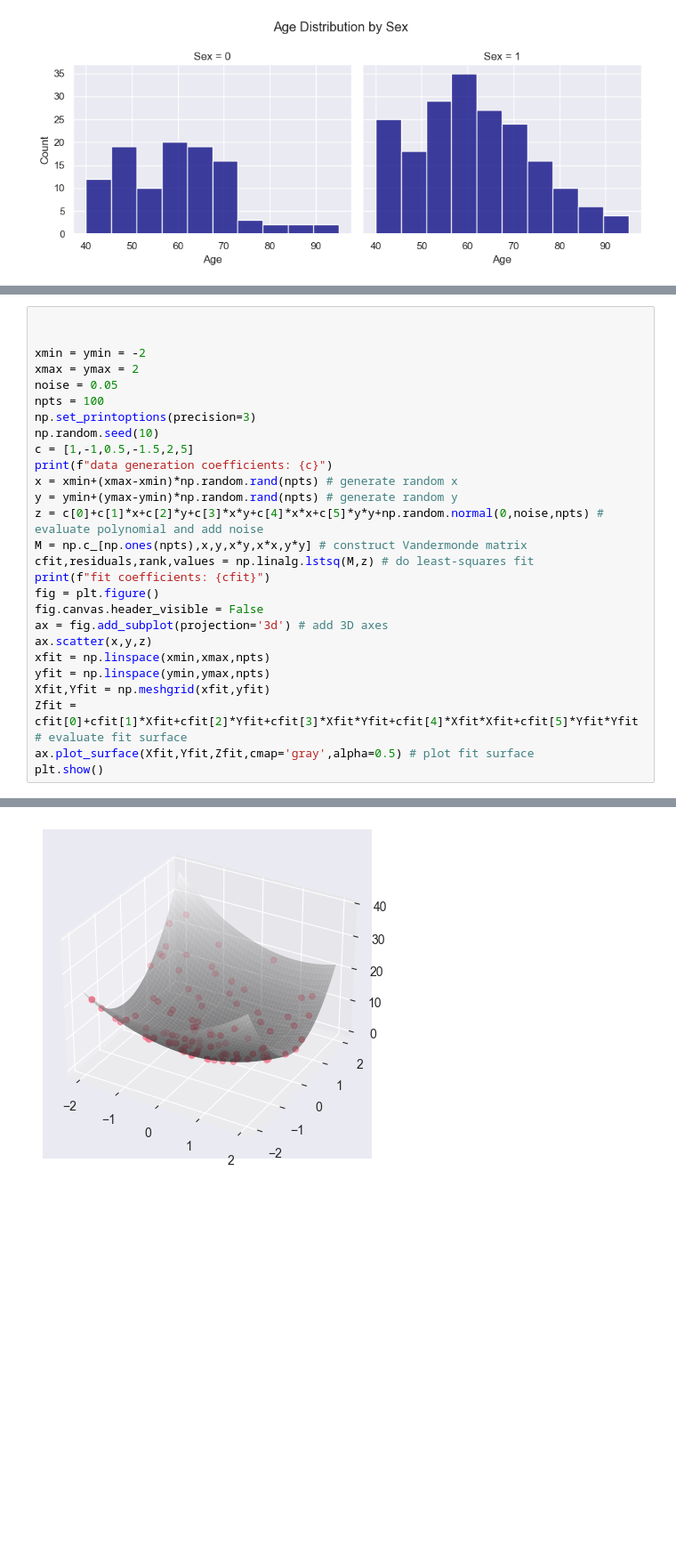
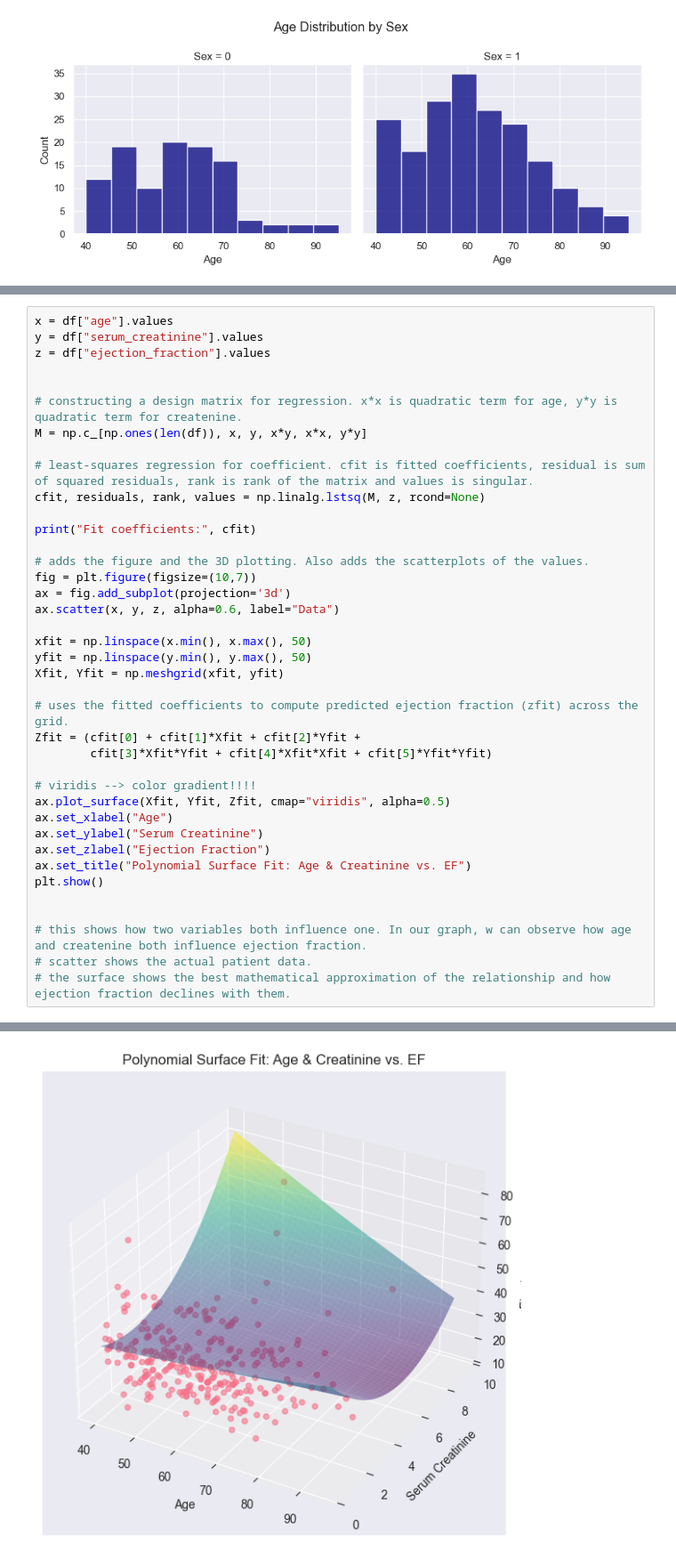
Before and after one commit to melisozvv/heartattackprediction, a Jupyter notebook: HeartAttackPrediction.ipynb, the cells around one changed output, grey strips where cells are left out. Shown at 89% size. Cells and saved outputs as stored; diff of their text form; blank space fills up the shorter version.

Commit message:
Update HeartAttackPrediction.ipynb with new tanh fitting and polynomial surface code

```diff
--- a/HeartAttackPrediction.ipynb
+++ b/HeartAttackPrediction.ipynb
@@ -214,28 +219,40 @@ second-order fit coefficients: [-2.486e-02  1.687e+00  1.231e+02]
 # %%
+x = df["age"].values
+y = df["serum_creatinine"].values
+z = df["ejection_fraction"].values
 
 
-xmin = ymin = -2
-xmax = ymax = 2
-noise = 0.05
-npts = 100
-np.set_printoptions(precision=3)
-np.random.seed(10)
-c = [1,-1,0.5,-1.5,2,5]
-print(f"data generation coefficients: {c}")
-x = xmin+(xmax-xmin)*np.random.rand(npts) # generate random x
-y = ymin+(ymax-ymin)*np.random.rand(npts) # generate random y
-z = c[0]+c[1]*x+c[2]*y+c[3]*x*y+c[4]*x*x+c[5]*y*y+np.random.normal(0,noise,npts) # evaluate polynomial and add noise
-M = np.c_[np.ones(npts),x,y,x*y,x*x,y*y] # construct Vandermonde matrix
-cfit,residuals,rank,values = np.linalg.lstsq(M,z) # do least-squares fit
-print(f"fit coefficients: {cfit}")
-fig = plt.figure()
-fig.canvas.header_visible = False
-ax = fig.add_subplot(projection='3d') # add 3D axes
-ax.scatter(x,y,z)
-xfit = np.linspace(xmin,xmax,npts)
-yfit = np.linspace(ymin,ymax,npts)
-Xfit,Yfit = np.meshgrid(xfit,yfit)
-Zfit = cfit[0]+cfit[1]*Xfit+cfit[2]*Yfit+cfit[3]*Xfit*Yfit+cfit[4]*Xfit*Xfit+cfit[5]*Yfit*Yfit # evaluate fit surface
-ax.plot_surface(Xfit,Yfit,Zfit,cmap='gray',alpha=0.5) # plot fit surface
+# constructing a design matrix for regression. x*x is quadratic term for age, y*y is quadratic term for createnine.
+M = np.c_[np.ones(len(df)), x, y, x*y, x*x, y*y]
+
+# least-squares regression for coefficient. cfit is fitted coefficients, residual is sum of squared residuals, rank is rank of the matrix and values is singular.
+cfit, residuals, rank, values = np.linalg.lstsq(M, z, rcond=None)
+
+print("Fit coefficients:", cfit)
+
+# adds the figure and the 3D plotting. Also adds the scatterplots of the values.
+fig = plt.figure(figsize=(10,7))
+ax = fig.add_subplot(projection='3d')
+ax.scatter(x, y, z, alpha=0.6, label="Data")
+
+xfit = np.linspace(x.min(), x.max(), 50)
+yfit = np.linspace(y.min(), y.max(), 50)
+Xfit, Yfit = np.meshgrid(xfit, yfit)
+
+# uses the fitted coefficients to compute predicted ejection fraction (zfit) across the grid.
+Zfit = (cfit[0] + cfit[1]*Xfit + cfit[2]*Yfit +
+        cfit[3]*Xfit*Yfit + cfit[4]*Xfit*Xfit + cfit[5]*Yfit*Yfit)
+
+# viridis --> color gradient!!!!
+ax.plot_surface(Xfit, Yfit, Zfit, cmap="viridis", alpha=0.5)
+ax.set_xlabel("Age")
+ax.set_ylabel("Serum Creatinine")
+ax.set_zlabel("Ejection Fraction")
+ax.set_title("Polynomial Surface Fit: Age & Creatinine vs. EF")
 plt.show()
+
+
+# this shows how two variables both influence one. In our graph, w can observe how age and createnine both influence ejection fraction.
+# scatter shows the actual patient data.
+# the surface shows the best mathematical approximation of the relationship and how ejection fraction declines with them.
 # %% [output]
@@ -244 +261 @@ fit coefficients: [ 1.004 -0.999  0.504 -1.498  1.998  4.998]
-[figure, old version]
+[figure, new version]
```
Also changed, not shown: parts of 4 cells of this notebook.
